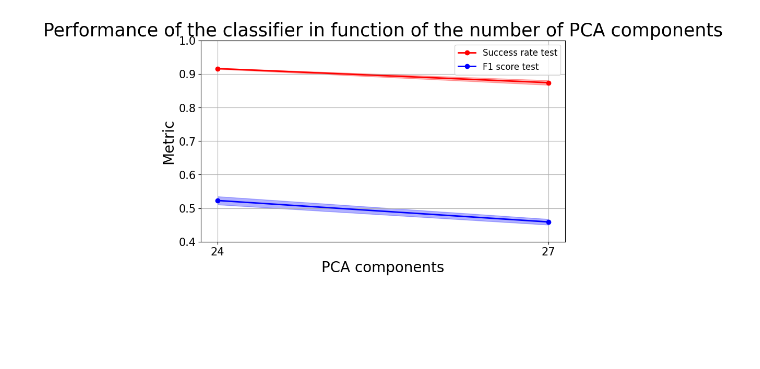
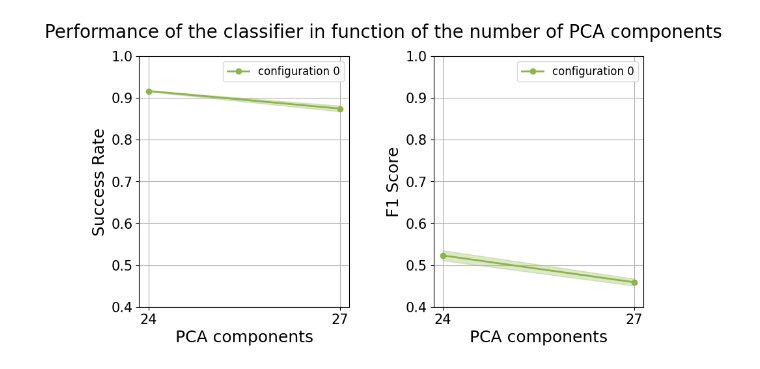
Before and after one commit to AlexSzapiro/Refractored_star_classifier, a Jupyter notebook: tensorflow_version/hyperparameter_dependance.ipynb, the cells around one changed output. Cells and saved outputs as stored; diff of their text form; code cells hidden in the pictures; blank space fills up the shorter version.

Commit message:
updated graph

```diff
--- a/tensorflow_version/hyperparameter_dependance.ipynb
+++ b/tensorflow_version/hyperparameter_dependance.ipynb
@@ -14,7 +14,7 @@ To enable the following instructions: AVX2 FMA, in other operations, rebuild Ten
 #Generate configurations
 
 hidden_layers = [2, 3, 4]
-hidden_nodes = [26, 5, 11, 20, 30, 33, 40]
+hidden_nodes = [26, 5, 11, 20, 32, 40]
 activation = ['sigmoid', 'relu']
 
 configurations = []
@@ -27,7 +27,4 @@ for index, combination in enumerate(itertools.product(hidden_layers, hidden_node
         'activation': combination[2]
     }
     configurations.append(config)
-
-for dictionary in configurations:
-    print(dictionary)
 # %% [output]
@@ -297,4 +251,4 @@ N_components = [12, 15, 18, 21, 24, 27, 30, 33]
 
 model_array = start_array(N_components, 10, configurations[0])
 # %%
-predict_array(model_array)
+array_list= [model_array]
@@ -363,37 +286,50 @@ plt.show()
-# %%
-def obtain_graph_values2(model_array, metric):
-    metric_array = obtain_metric(model_array, metric)
-
-    mean_values = np.mean(metric_array, axis=1).astype(float)
-    min_values = np.min(metric_array, axis=1).astype(float)
-    max_values = np.max(metric_array, axis=1).astype(float)
-    return mean_values, min_values, max_values
-
-mean_valuesSt, minSt, maxSt = obtain_graph_values2(model_array, 'success_rate_test')
-mean_valuesF1t, minF1t, maxF1t = obtain_graph_values2(model_array, 'f1_mean_test')
-
-x_values = N_components
 # %%
+#Plot the metrics of different configuration arrays with their error shape
 
-plt.subplots(figsize = (9,5))
-# Plotting the graph
+fig, (ax1, ax2) = plt.subplots(1, 2, figsize=(10, 5))
 
-plt.plot(x_values, mean_valuesSt, '-o', label = "Success rate test", color = 'red', linewidth=2)
-plt.fill_between(x_values, minSt, maxSt, alpha=0.3, color = 'red')
+np.random.seed(3)
+# Plotting the success rate
+for i, model_array in enumerate(array_list):
+    col = np.random.random(3,)
+    mean_valuesSt, minSt, maxSt = obtain_graph_values(model_array, 'success_rate_test')
+    mean_valuesF1t, minF1t, maxF1t = obtain_graph_values(model_array, 'f1_mean_test')
 
-plt.plot(x_values, mean_valuesF1t, '-o', label = "F1 score test", color = 'blue', linewidth=2)
-plt.fill_between(x_values, minF1t, maxF1t, alpha=0.3, color = 'blue')
+    ax1.plot(N_components, mean_valuesSt, '-o', label='configuration '+str(i), color= col, linewidth=2)
+    ax1.fill_between(N_components, minSt, maxSt, alpha=0.3, color=col)
+
+    ax2.plot(N_components, mean_valuesF1t, '-o', label='configuration '+str(i), color=col, linewidth=2)
+    ax2.fill_between(N_components, minF1t, maxF1t, alpha=0.3, color=col)
 
 
-plt.xlabel("PCA components", fontsize = 20)
-plt.ylabel("Metric", fontsize = 20)
-plt.xticks(N_components)
-plt.yticks([0.4,0.5,0.6,0.7,0.8,0.9,1.0])
-plt.tick_params(axis='x', labelsize=15)
-plt.tick_params(axis='y', labelsize=15)
-plt.grid(True)
-plt.legend(fontsize = 12)
-plt.title('Performance of the classifier in function of the number of PCA components', fontsize = 25)
+ax1.set_xlabel("PCA components", fontsize=18)
+ax1.set_ylabel("Success Rate", fontsize=18)
+ax1.set_xticks(N_components)
+ax1.set_yticks([0.4, 0.5, 0.6, 0.7, 0.8, 0.9, 1.0])
+ax1.tick_params(axis='x', labelsize=15)
+ax1.tick_params(axis='y', labelsize=15)
+ax1.grid(True)
+ax1.legend(fontsize=12)
+
+# Plotting the F1 score
+
+ax2.set_xlabel("PCA components", fontsize=18)
+ax2.set_ylabel("F1 Score", fontsize=18)
+ax2.set_xticks(N_components)
+ax2.set_yticks([0.4, 0.5, 0.6, 0.7, 0.8, 0.9, 1.0])
+ax2.tick_params(axis='x', labelsize=15)
+ax2.tick_params(axis='y', labelsize=15)
+ax2.grid(True)
+ax2.legend(fontsize=12)
+
+# Set the title for the entire figure
+fig.suptitle('Performance of the classifier in function of the number of PCA components', fontsize=20)
+
+# Adjust the spacing between subplots
+#plt.subplots_adjust(hspace=1.3)
+plt.subplots_adjust(wspace=0.4)
+
+# Display the plot
 plt.show()
 # %% [output]
-[figure, old version]
+[figure, new version]
```
Also changed, not shown: parts of 8 cells of this notebook.
